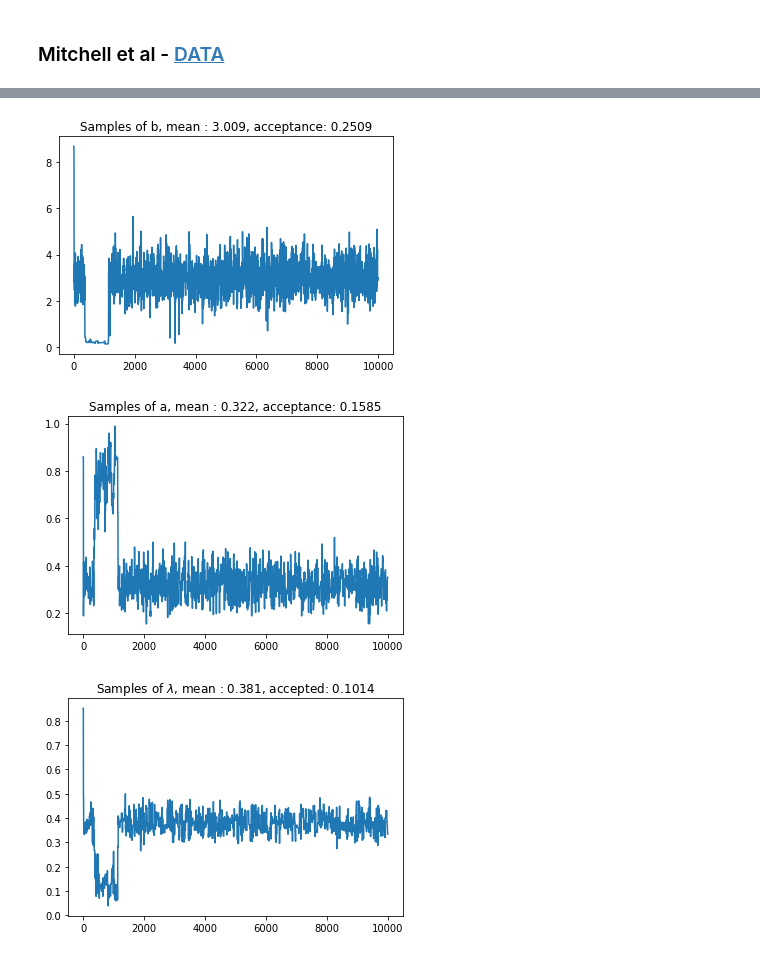
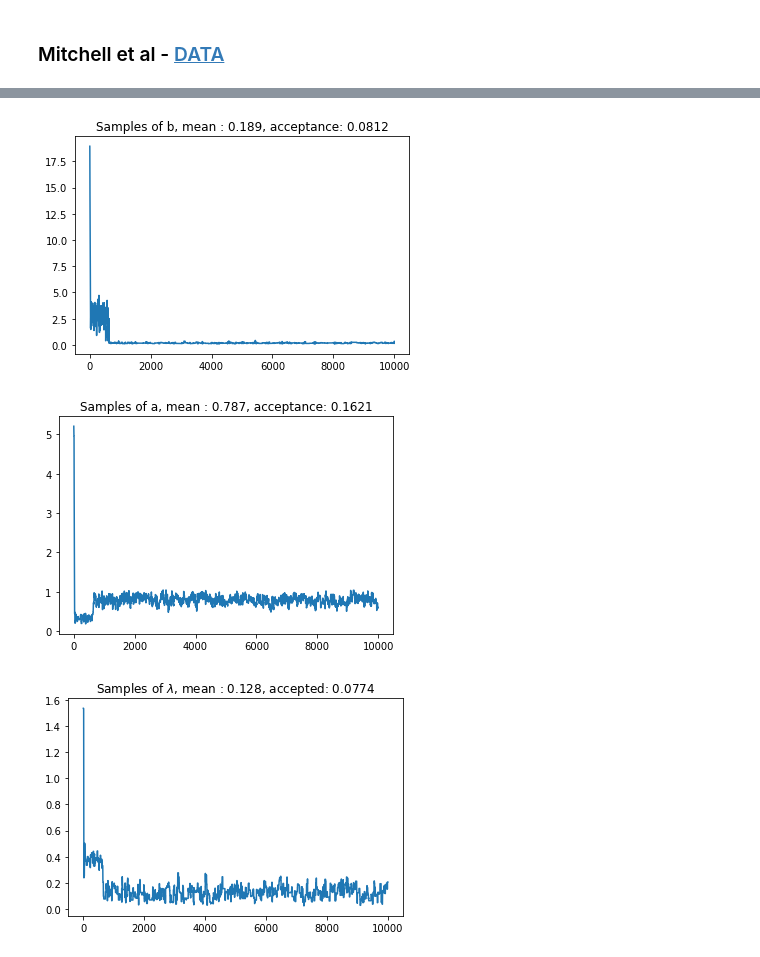
Before and after one commit to AtanasiuDemian/Final-year-project, a Jupyter notebook: PP_Bayesian.ipynb, the cells around one changed output, grey strips where cells are left out. Saved outputs shown, nothing was run; the diff lists cells and outputs as text; code cells hidden in the pictures.

```diff
--- a/PP_Bayesian.ipynb
+++ b/PP_Bayesian.ipynb
@@ -51,7 +51,7 @@ from scipy.stats import uniform
 def NHPP_lambda(a, b, t): # intensity function for NHPP as in example 2.3 in Insua et al, 2012.
     return a*np.exp(-b*t)
 
-a, b = 4, 0.05
+a, b = 10, 0.1
 # T=50 as before
 M = a
 t = 0
@@ -168,35 +165,35 @@ $$ = \exp\Big(-\int_{0}^{T}\big(\lambda + a\sum_{t_{i}<t}b\cdot e^{-b(t-t_{i})}\
 
 where $N$ is the number of arrivals (i.e. spikes). Simulate a Hawkes process using thinning, with parameters $\lambda = 1, a=0.5, b=5.$
 # %%
-lmbd, a, b = 1, 0.5, 5
+lmbd, a, b = 3.1, 0.46, 48.4
 
 def Hawkes_CIF(lmbd, a, b, arrivals, t):
     f = lambda t,arriv : a*b*np.exp(-b*(t-arriv))
     return lmbd + np.sum(f(np.ones(len(arrivals),)*t, arrivals))
 
-t, T, arrivals, unifs = 0, 100, [], []
+t, T, simulated_Hawkes, unifs = 0, 140, [], []
 eps = 10**(-10)
 while t < T:
-    M = Hawkes_CIF(lmbd, a, b, arrivals, t+eps)
+    M = Hawkes_CIF(lmbd, a, b, simulated_Hawkes, t+eps)
     E = np.random.exponential(scale=1/M)
     t += E
     U = uniform.rvs(loc=0, scale=M)
-    if t<T and U <= Hawkes_CIF(lmbd, a, b, arrivals, t):
-        arrivals.append(t)
+    if t<T and U <= Hawkes_CIF(lmbd, a, b, simulated_Hawkes, t):
+        simulated_Hawkes.append(t)
         unifs.append(U)
 plt.figure(figsize=(12,8))
 #tvals = np.arange(0, arrivals[-1], 0.5)
-plt.scatter(arrivals, unifs, label='Accepted', c='green')
+plt.scatter(simulated_Hawkes, unifs, label='Accepted', c='green')
 for i in range(len(unifs)):
-    plt.vlines(x = arrivals[i], ymin=0, ymax=unifs[i])
-tvals_for_base = np.arange(0, arrivals[0], 0.05)
+    plt.vlines(x = simulated_Hawkes[i], ymin=0, ymax=unifs[i])
+tvals_for_base = np.arange(0, simulated_Hawkes[0], 0.05)
 plt.plot(tvals_for_base, np.ones(len(tvals_for_base),)*lmbd, color='blue')
-for k in range(len(arrivals)-1):
-    tvals_per_arrival = np.arange(arrivals[k], arrivals[k+1], 0.05)
-    lambda_vals = [Hawkes_CIF(lmbd, a, b, arrivals[:k+1], tvals_per_arrival[j]) for j in range(len(tvals_per_arrival))]
+for k in range(len(simulated_Hawkes)-1):
+    tvals_per_arrival = np.arange(simulated_Hawkes[k], simulated_Hawkes[k+1], 0.05)
+    lambda_vals = [Hawkes_CIF(lmbd, a, b, simulated_Hawkes[:k+1], tvals_per_arrival[j]) for j in range(len(tvals_per_arrival))]
     plt.plot(tvals_per_arrival, lambda_vals, color='blue')
 plt.legend(loc='best')
 plt.xlabel('x')
-plt.ylabel('$\lambda(t)$')
+plt.ylabel(r'$\lambda(t)$')
 # %% [output]
 Text(0,0.5,'$\\lambda(t)$')
@@ -341,8 +400,12 @@ Frank et al - documented, need to open the .gz archive file
 # %% [markdown]
 ### Mitchell et al - [DATA](https://snl.salk.edu/~jude/neuron_exchange/index.html)
 # %%
-file = open(r"C:\Users\ad15865\OneDrive - University of Bristol\Documents\Downloads\Mitchell et al - Data\mzir50u1_t1.csv", 'r')
-lines = file.readlines()
-# Include suffix '1' to denote data for trial 1.
-times1 = np.array([float(entry) for entry in lines[0].split(',') if float(entry)>=0])/10
-times1[:10]
+# Use this block to open data files
+T_Mitchell = 460
+mitchell_mzir50u1 = []
+mitchell_dir = r"C:\Users\ad15865\OneDrive - University of Bristol\Documents\Downloads\Mitchell et al - Data\mzir50u1_t"
+for i in range(1,15):
+    file = open(mitchell_dir+str(i)+'.csv', 'r')
+    lines = file.readlines()
+    times = np.array([float(entry) for entry in lines[0].split(',') if float(entry)>=0])/10
+    mitchell_mzir50u1.append(times)
@@ -352,6 +427,6 @@ array([ 7.8475,  8.0125,  8.1825,  9.515 ,  9.835 , 10.06  , 12.64  ,
 # %%
-lmbd1, a1, b1 = Hawkes_MH_within_Gibbs(max(times1), times1, 0.5, 0.5, 3, 10000)
+lmbd1, a1, b1 = Hawkes_MH_within_Gibbs(456, times1, 0.5, 0.5, 1, 10000, alpha=1, beta=0.05, alpha_b=1, beta_b=0.05)
 # %% [output]
-[figure, old version]
+[figure, new version]
-[figure, old version]
+[figure, new version]
-[figure, old version]
+[figure, new version]
```
Also changed, not shown: parts of 45 cells of this notebook.
